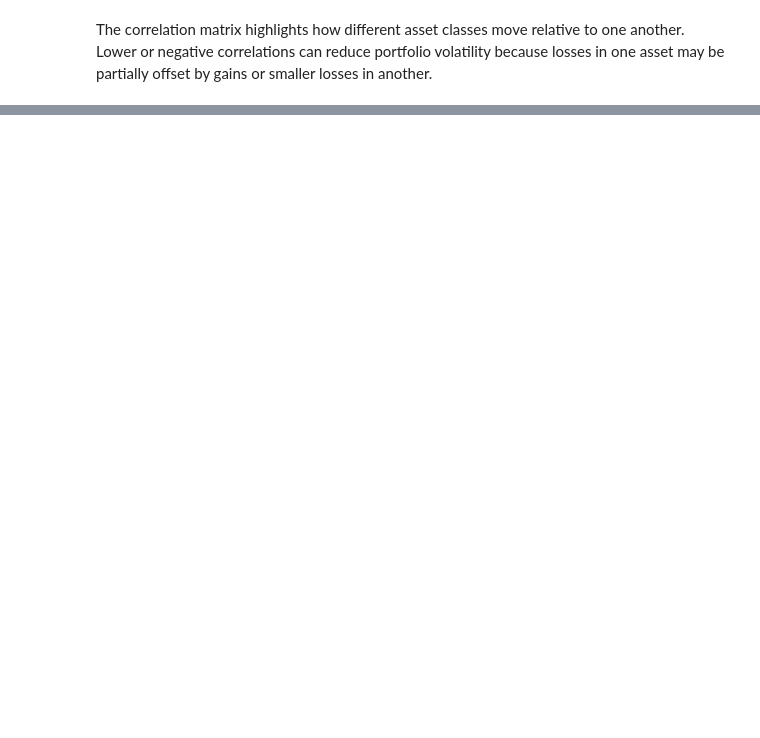
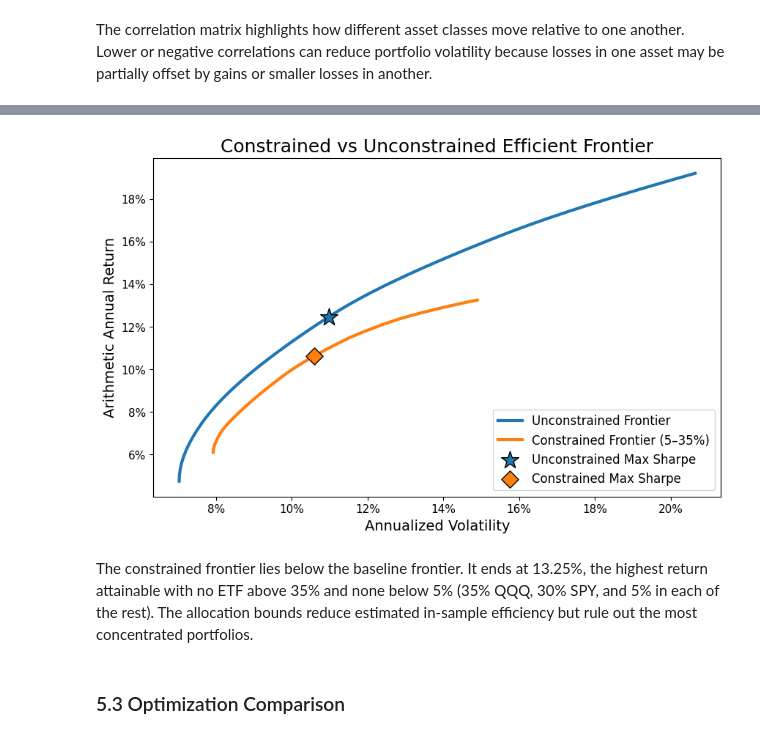
Before and after one commit to Julien-LHer/quantitative-portfolio-optimization, a Jupyter notebook: portfolio_analysis.ipynb, the cells around one changed output, grey strips where cells are left out. Drawn from its saved outputs; the diff is of its cells as text; code cells hidden in the pictures; blank space fills up the shorter version.

```diff
--- a/portfolio_analysis.ipynb
+++ b/portfolio_analysis.ipynb
@@ -900,0 +800,4 @@ def max_drawdown(port_returns):
+# %%
+constrained_min_var_weights = require_weights(portfolio_volatility, (cov_matrix,), bounds_constrained)
+
+weight_table({"Weight (%)": constrained_min_var_weights})
@@ -900,0 +826,4 @@ def max_drawdown(port_returns):
+# %%
+constrained_max_sharpe_weights = require_weights(negative_sharpe, (returns, cov_matrix), bounds_constrained)
+
+weight_table({"Weight (%)": constrained_max_sharpe_weights})
@@ -900,0 +856,11 @@ def max_drawdown(port_returns):
+# %%
+constrained_frontier_returns, constrained_frontier_volatilities, constrained_max_return_weights = efficient_frontier(
+    bounds_constrained,
+    portfolio_return(constrained_min_var_weights, returns),
+    label="Constrained frontier"
+)
+
+weight_table({
+    "Max-Return Weights, Unconstrained (%)": max_return_weights,
+    "Max-Return Weights, Constrained (%)": constrained_max_return_weights
+})
@@ -900,0 +879,58 @@ def max_drawdown(port_returns):
+# %%
+constrained_max_sharpe_profile = expected_profile(constrained_max_sharpe_weights)
+
+fig, ax = plt.subplots(figsize=(10, 6))
+
+ax.plot(
+    frontier_volatilities * np.sqrt(TRADING_DAYS),
+    frontier_returns * TRADING_DAYS,
+    color="tab:blue",
+    linewidth=3,
+    label="Unconstrained Frontier"
+)
+
+ax.plot(
+    constrained_frontier_volatilities * np.sqrt(TRADING_DAYS),
+    constrained_frontier_returns * TRADING_DAYS,
+    color="tab:orange",
+    linewidth=3,
+    label="Constrained Frontier (5–35%)"
+)
+
+ax.scatter(
+    max_sharpe_profile["Annualized Volatility"],
+    max_sharpe_profile["Arithmetic Annual Return"],
+    s=320,
+    marker="*",
+    color="tab:blue",
+    edgecolor="black",
+    label="Unconstrained Max Sharpe",
+    zorder=3
+)
+
+ax.scatter(
+    constrained_max_sharpe_profile["Annualized Volatility"],
+    constrained_max_sharpe_profile["Arithmetic Annual Return"],
+    s=140,
+    marker="D",
+    color="tab:orange",
+    edgecolor="black",
+    label="Constrained Max Sharpe",
+    zorder=3
+)
+
+ax.margins(0.05)
+format_percent_axes(ax, x=True, y=True)
+
+ax.set_xlabel("Annualized Volatility")
+ax.set_ylabel("Arithmetic Annual Return")
+ax.set_title("Constrained vs Unconstrained Efficient Frontier")
+
+ax.legend(loc="lower right")
+plt.show()
+# %% [output]
+[figure, added]
+# %% [markdown]
+The constrained frontier lies below the baseline frontier. It ends at 13.25%, the highest return attainable with no ETF above 35% and none below 5% (35% QQQ, 30% SPY, and 5% in each of the rest). The allocation bounds reduce estimated in-sample efficiency but rule out the most concentrated portfolios.
+# %% [markdown]
+### 5.3 Optimization Comparison
```
Also changed, not shown: parts of 192 cells of this notebook, 6 other files.
